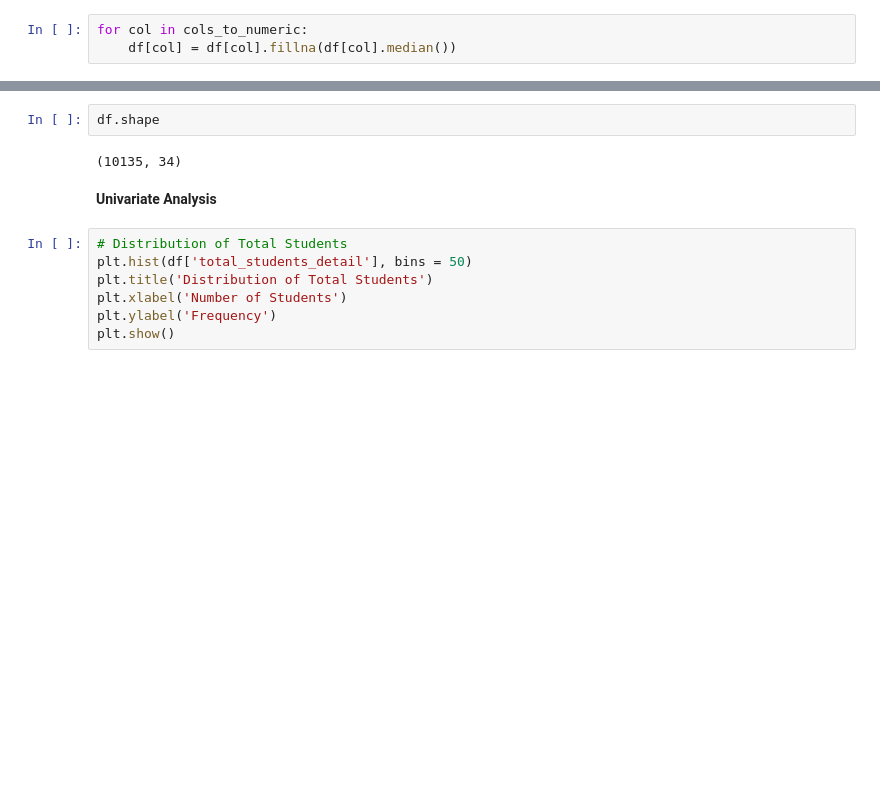
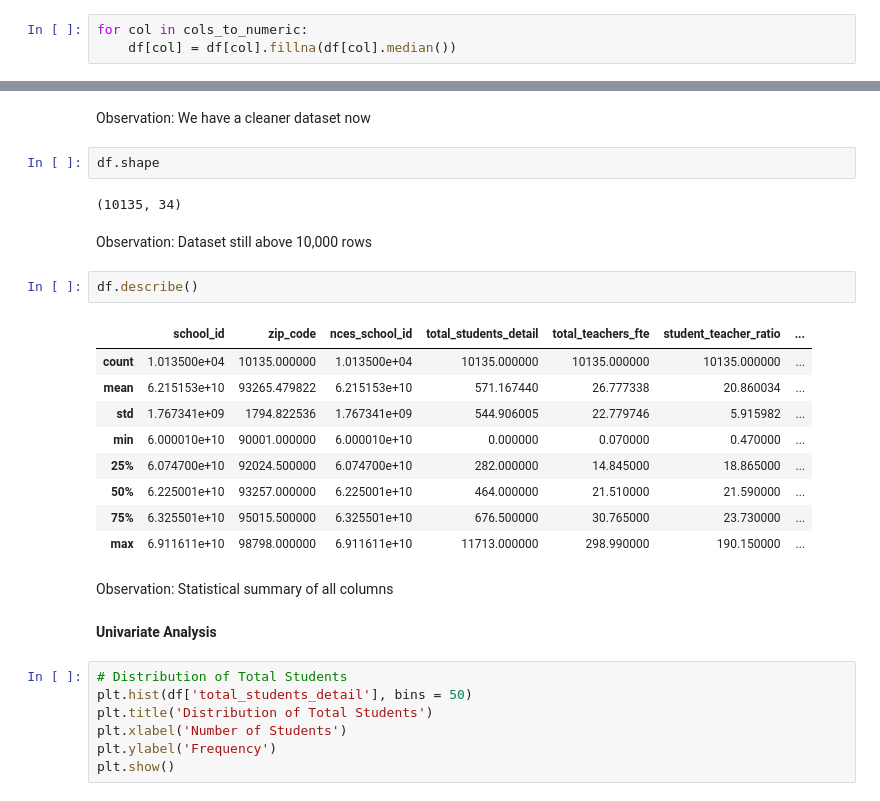
Before and after one commit to rodney-hong/eds-6340-project, a Jupyter notebook: Midterm Project.ipynb, the cells around one changed output, grey strips where cells are left out. Drawn from its saved outputs; the diff is of its cells as text; blank space fills up the shorter version.

```diff
--- a/Midterm Project.ipynb
+++ b/Midterm Project.ipynb
@@ -180,7 +252,25 @@ for col in cols_to_numeric:
+# %% [markdown]
+Observation: We have a cleaner dataset now
 # %%
 df.shape
 # %% [output]
 (10135, 34)
+# %% [markdown]
+Observation: Dataset still above 10,000 rows
+# %%
+df.describe()
+# %% [output]
+|  | school_id | zip_code | nces_school_id | total_students_detail | total_teachers_fte | student_teacher_ratio | ... |
+| count | 1.013500e+04 | 10135.000000 | 1.013500e+04 | 10135.000000 | 10135.000000 | 10135.000000 | ... |
+| mean | 6.215153e+10 | 93265.479822 | 6.215153e+10 | 571.167440 | 26.777338 | 20.860034 | ... |
+| std | 1.767341e+09 | 1794.822536 | 1.767341e+09 | 544.906005 | 22.779746 | 5.915982 | ... |
+| min | 6.000010e+10 | 90001.000000 | 6.000010e+10 | 0.000000 | 0.070000 | 0.470000 | ... |
+| 25% | 6.074700e+10 | 92024.500000 | 6.074700e+10 | 282.000000 | 14.845000 | 18.865000 | ... |
+| 50% | 6.225001e+10 | 93257.000000 | 6.225001e+10 | 464.000000 | 21.510000 | 21.590000 | ... |
+| 75% | 6.325501e+10 | 95015.500000 | 6.325501e+10 | 676.500000 | 30.765000 | 23.730000 | ... |
+| max | 6.911611e+10 | 98798.000000 | 6.911611e+10 | 11713.000000 | 298.990000 | 190.150000 | ... |
+# %% [markdown]
+Observation: Statistical summary of all columns
 # %% [markdown]
 **Univariate Analysis**
 # %%
```
Also changed, not shown: parts of 27 cells of this notebook.
